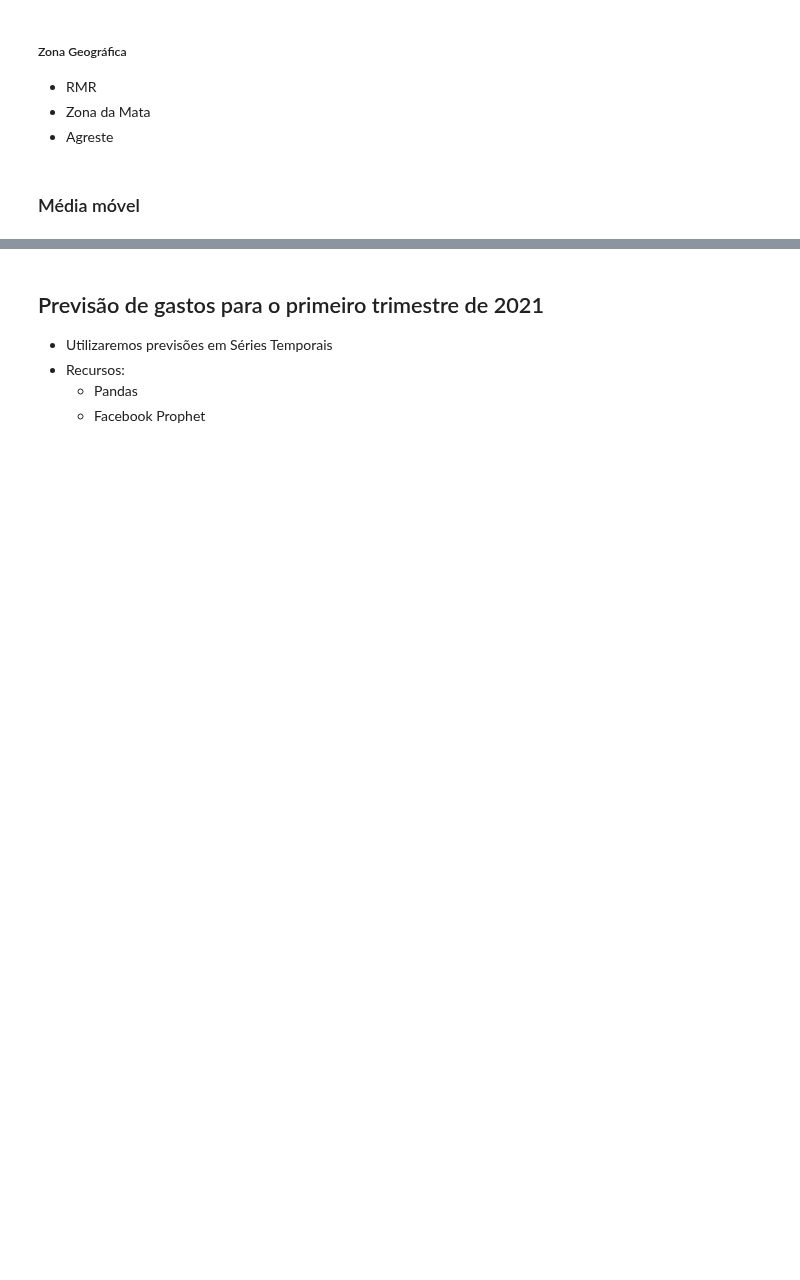
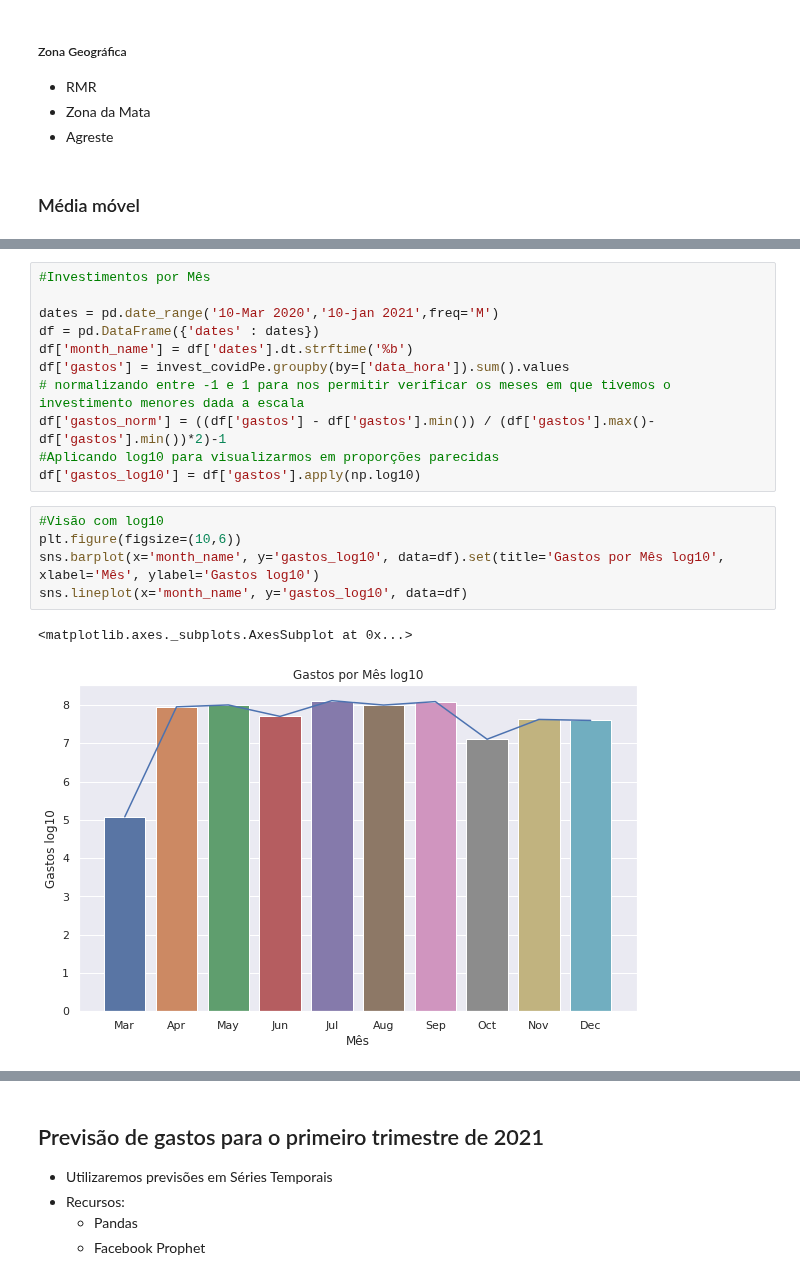
Before and after one commit to marcosw1998/Data-Science, a Jupyter notebook: Analysis_Notebook/covid_spends_brazil.ipynb, the cells around one changed output, grey strips where cells are left out. Drawn from its saved outputs; the diff is of its cells as text; blank space fills up the shorter version.

```diff
--- a/Analysis_Notebook/covid_spends_brazil.ipynb
+++ b/Analysis_Notebook/covid_spends_brazil.ipynb
@@ -751,0 +805,19 @@ Estatística descritiva de cada caso
+# %%
+#Investimentos por Mês
+
+dates = pd.date_range('10-Mar 2020','10-jan 2021',freq='M')
+df = pd.DataFrame({'dates' : dates})
+df['month_name'] = df['dates'].dt.strftime('%b')
+df['gastos'] = invest_covidPe.groupby(by=['data_hora']).sum().values
+# normalizando entre -1 e 1 para nos permitir verificar os meses em que tivemos o investimento menores dada a escala
+df['gastos_norm'] = ((df['gastos'] - df['gastos'].min()) / (df['gastos'].max()-df['gastos'].min())*2)-1
+#Aplicando log10 para visualizarmos em proporções parecidas
+df['gastos_log10'] = df['gastos'].apply(np.log10)
+# %%
+#Visão com log10
+plt.figure(figsize=(10,6))
+sns.barplot(x='month_name', y='gastos_log10', data=df).set(title='Gastos por Mês log10', xlabel='Mês', ylabel='Gastos log10')
+sns.lineplot(x='month_name', y='gastos_log10', data=df)
+# %% [output]
+<matplotlib.axes._subplots.AxesSubplot at 0x...>
+[figure, added]
```
Also changed, not shown: parts of 27 cells of this notebook.
